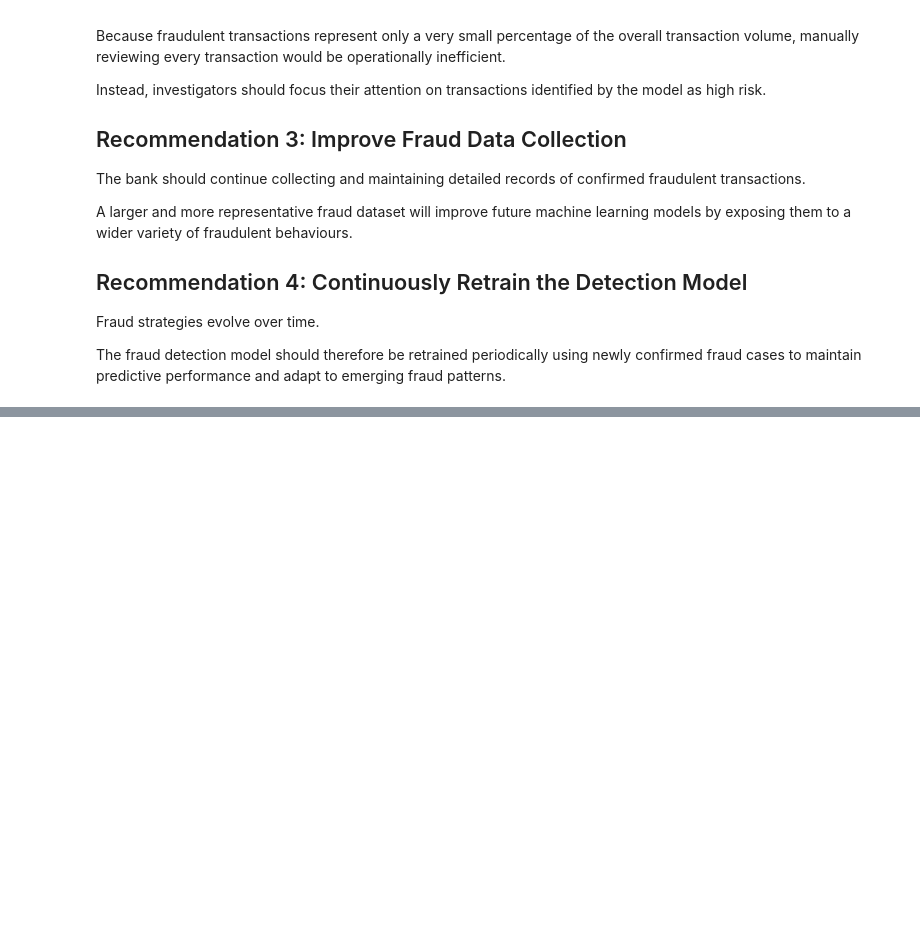
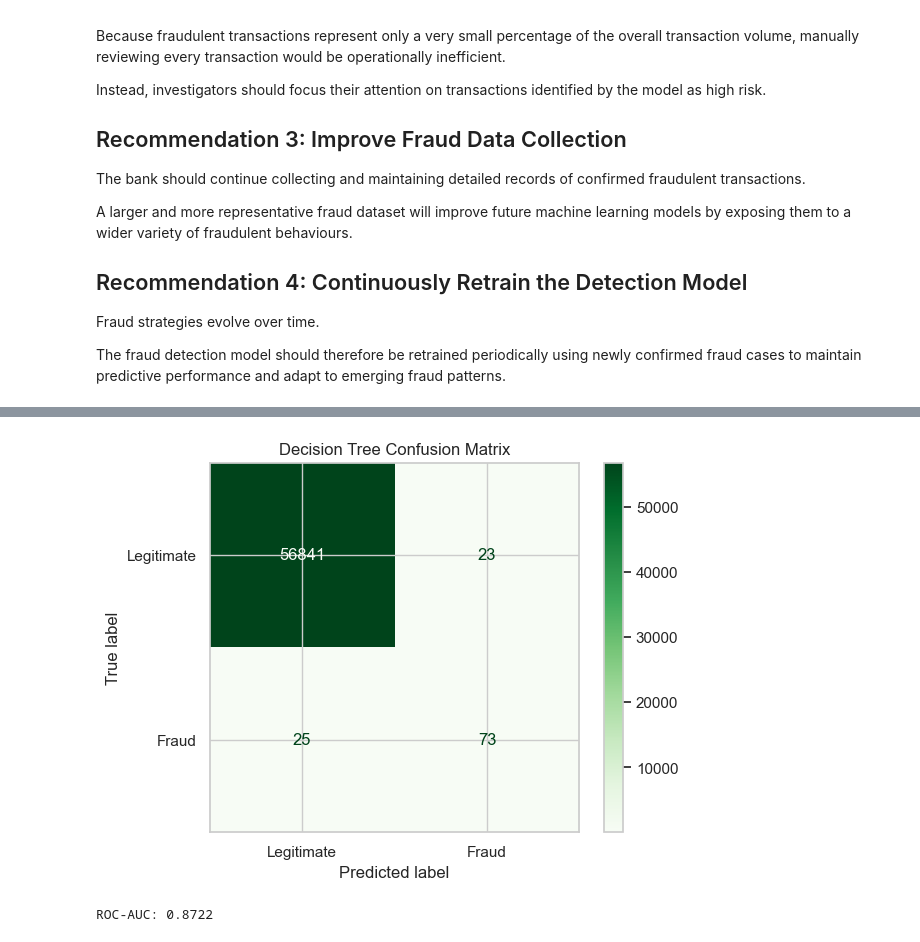
Before and after one commit to che-francis/Credit-Card-Fraud-Detection, a Jupyter notebook: notebooks/Credit_Card_Fraud_Detection.ipynb, the cells around one changed output, grey strips where cells are left out. Cells and saved outputs as stored; diff of their text form; code cells hidden in the pictures; blank space fills up the shorter version.

```diff
--- a/notebooks/Credit_Card_Fraud_Detection.ipynb
+++ b/notebooks/Credit_Card_Fraud_Detection.ipynb
@@ -730,0 +1031,8 @@ The fraud detection model should therefore be retrained periodically using newly
+# %%
+# create decision tree model
+decision_tree = DecisionTreeClassifier(
+    random_state=42,
+)
+# %%
+# train the decision tree model
+decision_tree.fit(X_train, y_train)
@@ -730,0 +1041,5 @@ The fraud detection model should therefore be retrained periodically using newly
+# %%
+# Make predictions on the test set using the decision tree model
+y_pred_tree = decision_tree.predict(X_test)
+
+y_prob_tree = decision_tree.predict_proba(X_test)[:, 1]
@@ -730,0 +1066,24 @@ The fraud detection model should therefore be retrained periodically using newly
+# %%
+# confusion matrix for decision tree
+cm = confusion_matrix(y_test, y_pred_tree)
+
+disp = ConfusionMatrixDisplay(
+    confusion_matrix=cm,
+    display_labels=["Legitimate", "Fraud"]
+)
+
+disp.plot(cmap="Greens")
+
+plt.title("Decision Tree Confusion Matrix")
+
+plt.show()
+# %% [output]
+[figure, added]
+# %%
+# ROC AUC Score
+
+roc_auc_tree = roc_auc_score(y_test, y_prob_tree)
+
+print(f"ROC-AUC: {roc_auc_tree:.4f}")
+# %% [output]
+ROC-AUC: 0.8722
```
Also changed, not shown: parts of 37 cells of this notebook.
